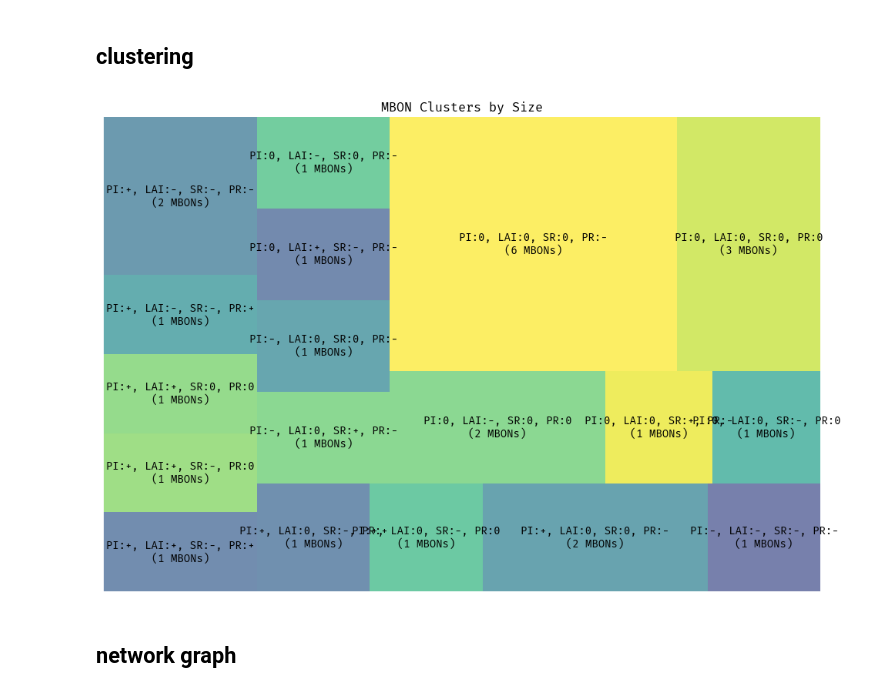
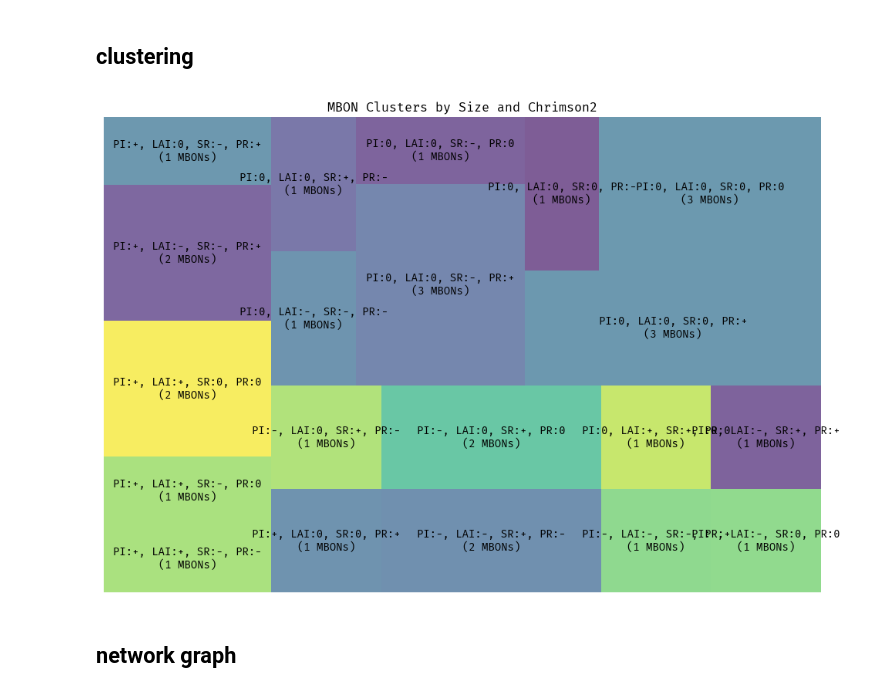
Before and after one commit to lnicole08/OSAR-Nicole-version, a Jupyter notebook: Falling-OSAR classification.ipynb, the cells around one changed output. Drawn from its saved outputs; the diff is of its cells as text; code cells hidden in the pictures.

```diff
--- a/Falling-OSAR classification.ipynb
+++ b/Falling-OSAR classification.ipynb
@@ -46,7 +46,7 @@ computer2 = "C:\\Users\\lnico\\"
 officecomp = "C:\\Users\\Star\\"
 homecomp = "D:"
 filedir = "ACC Lab Dropbox\\ACC Lab\\Nicole Lee\\Data Compilation\\Falling_New\\"
-titledpath = homecomp
+titledpath = workcomp
 openPath = titledpath + filedir
 files = os.listdir(openPath)
 
@@ -519,7 +519,8 @@ dffCR2 = multiresponder_osar(dffileCR2, "Chrimson2")
 dfmultiresponderosar = pd.concat([dffACR, dffCR2]).reset_index(drop=True)
 dfmultiresponderosar['genotypeandresponder'] = dfmultiresponderosar['MBON'] + "_" + dfmultiresponderosar['responder']
 # %%
-PCAdf = dfmultiresponderosar[dfmultiresponderosar['responder'] == "ACR"].iloc[:,0:5].set_index('MBON')
+PCAdf_ACR = dfmultiresponderosar[dfmultiresponderosar['responder'] == "ACR"].iloc[:,0:5].set_index('MBON')
+PCAdf_Chrimson2 = dfmultiresponderosar[dfmultiresponderosar['responder'] == "Chrimson2"].iloc[:,0:5].set_index('MBON')
 # %% [markdown]
 ## PCA
 # %%
@@ -676,7 +677,8 @@ plt.show()
 # Define thresholding function with descriptive labels
 import squarify
 
-clusteringdf = PCAdf.reset_index()
+clusteringdf = PCAdf_Chrimson2.reset_index()
+responder = 'Chrimson2'
 clusteringdf = clusteringdf[~clusteringdf['MBON'].isin(['R58', 'Th-Gal4', 'R76B09'])]
 def categorize(value, metric_name):
     if value >= 0.2:
@@ -691,35 +693,35 @@ clusteringdf['Cluster'] = (
     clusteringdf['Δ PI'].apply(lambda x: categorize(x, "PI")) + ", " +
     clusteringdf['Δ LAI'].apply(lambda x: categorize(x, "LAI")) + ", " +
     clusteringdf['Δ Log2 Speed Ratio'].apply(lambda x: categorize(x, "SR")) + ", " +
     clusteringdf['Δ Log2 Pace Ratio'].apply(lambda x: categorize(x, "PR"))
 )
 
 # Group MBONs by Cluster and aggregate into lists
 grouped = clusteringdf.groupby('Cluster')['MBON'].apply(list).reset_index()
 
 # Explode the list for cleaner viewing (optional)
 grouped['MBON_Count'] = grouped['MBON'].apply(len)
 grouped['MBONs'] = grouped['MBON'].apply(lambda x: ", ".join(x))
 
 # Sort by cluster name (or MBON count)
 grouped_sorted = grouped.sort_values('Cluster')
 
 # Display the result
 # print(grouped_sorted[['Cluster', 'MBONs']].to_string(index=False))
 
 
 # Prepare data
 cluster_counts = grouped.set_index('Cluster')['MBON_Count']
 labels = [f"{cluster}\n({count} MBONs)" for cluster, count in cluster_counts.items()]
 
 # Plot
 plt.figure(figsize=(12, 8))
 squarify.plot(sizes=cluster_counts, label=labels, alpha=0.7)
 plt.axis('off')
-plt.title("MBON Clusters by Size")
+plt.title("MBON Clusters by Size and " + responder )
 plt.show()
 # %% [output]
-[figure, old version]
+[figure, new version]
 # %% [markdown]
 ## network graph
 # %%
```
